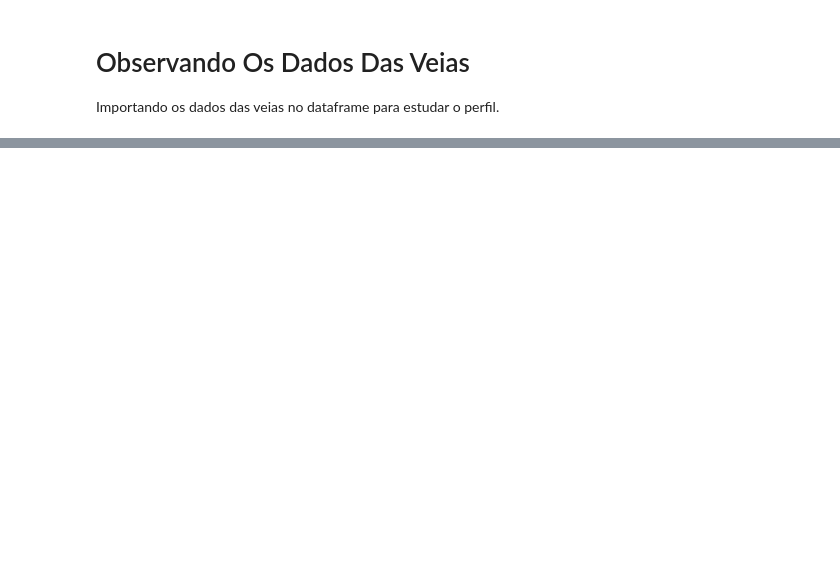
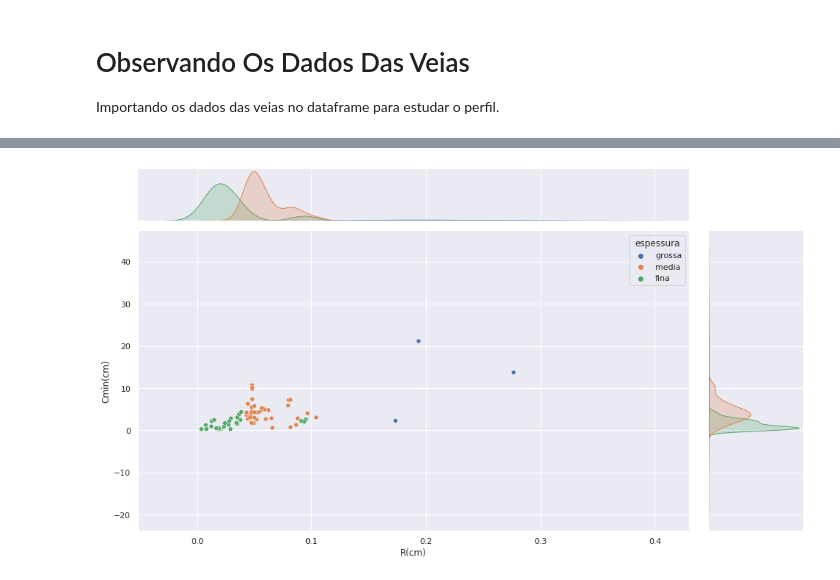
Before and after one commit to labase/nanite, a Jupyter notebook: src/ipnb/GeraMapaArterial.ipynb, the cells around one changed output, grey strips where cells are left out. Cells and saved outputs as stored; diff of their text form; code cells hidden in the pictures; blank space fills up the shorter version.

```diff
--- a/src/ipnb/GeraMapaArterial.ipynb
+++ b/src/ipnb/GeraMapaArterial.ipynb
@@ -91,0 +126,20 @@ df
+# %%
+import seaborn as sns
+import matplotlib.pyplot as plt
+
+# Load data from a CSV file into a Pandas DataFrame:
+df = pd.read_csv("arterias/arterias.csv")
+hcm = df['h(cm)']
+# df['espessura'] = "alta" if hcm > 0.05 else 'media' if 0.2 < hcm <= 0.05 else 'baixa'
+# g, f = 0.025, 0.015
+g, f = 0.036, 0.015
+df['espessura'] = [
+    "grossa" if h > g else 'media' if f < h <= g else 'fina' for h in hcm]
+df
+#fig, ax = plt.subplots()
+# This will change the limits of the x-axis
+#ax.set_xlim(0, 1)
+sns.jointplot(data=df, x="R(cm)", y="Cmin(cm)", hue="espessura", ax = ax)
+plt.gcf().set_size_inches(15, 8)
+# %% [output]
+[figure, added]
```
Also changed, not shown: parts of 6 cells of this notebook.
